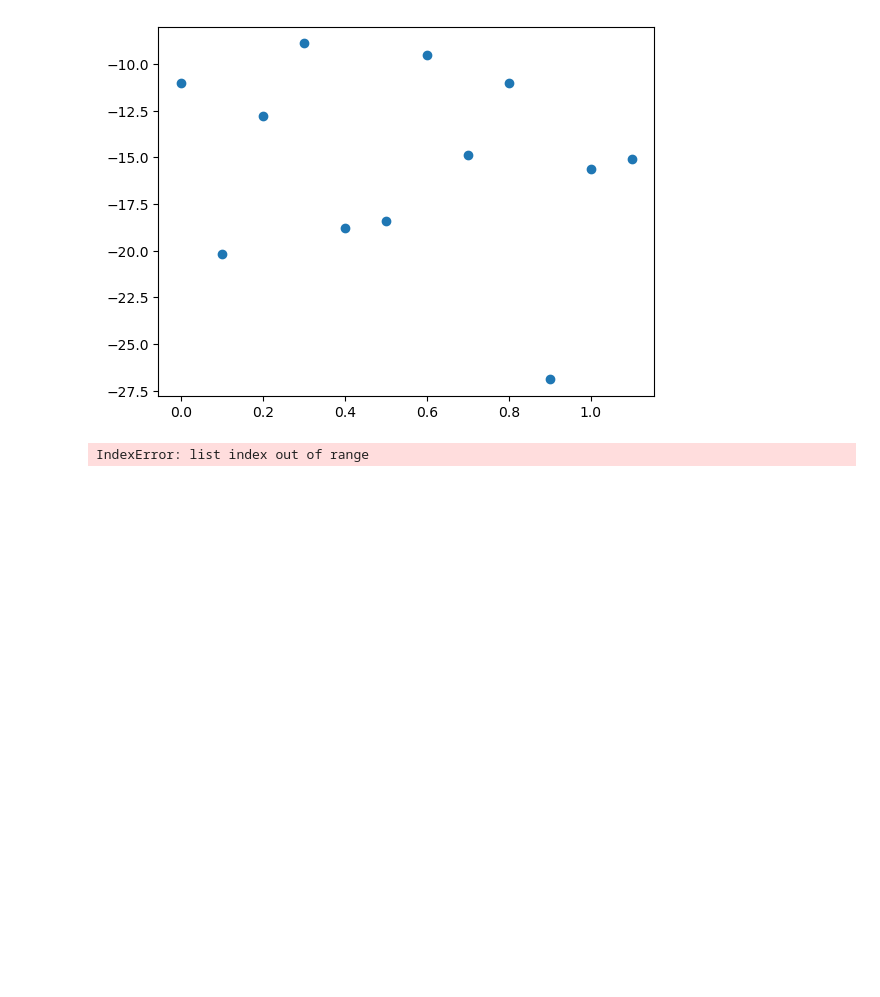
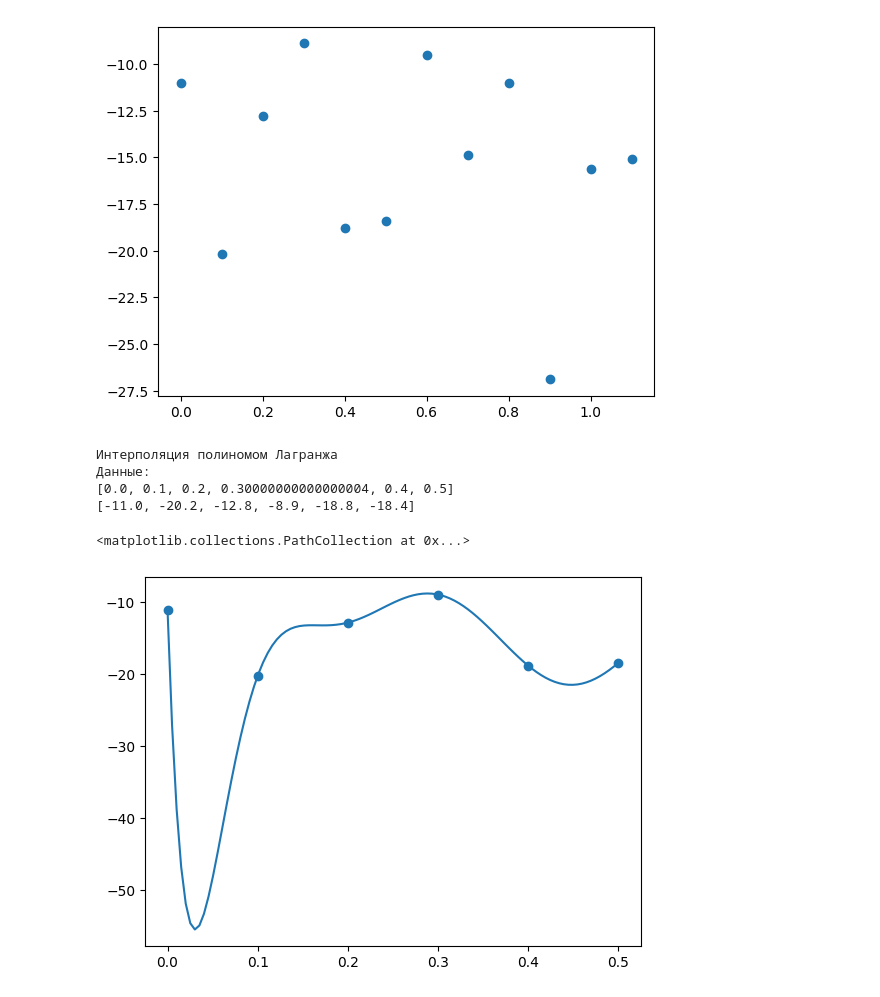
Before and after one commit to GordStep/Python-Mathematical-modeling-methods, a Jupyter notebook: source/lab_3.ipynb, the cells around one changed output. Saved outputs shown, nothing was run; the diff lists cells and outputs as text; code cells hidden in the pictures; blank space fills up the shorter version.

```diff
--- a/source/lab_3.ipynb
+++ b/source/lab_3.ipynb
@@ -23,6 +33,6 @@ data
 # %%
 month = 'янв'
-first_row = 2
+first_row = 1
 
 H = 0.1
 
@@ -85,17 +95,22 @@ def InterpolLag(x):
         result += Y[i] * L_i(x, i, X)
     return result
 # %%
-X_n = X[:5]
-Y_n = Y[:5]
+X_n = X[:6]
+Y_n = Y[:6]
 
 
 x = np.linspace(X_n[0], X_n[5], 100)
 y = [InterpolLag(el) for el in x]
 
 
 print("Интерполяция полиномом Лагранжа\nДанные:")
 print(X_n, Y_n, sep='\n')
 plt.plot(x, y)
 plt.scatter(X_n, Y_n)
 # %% [output]
-IndexError: list index out of range
+Интерполяция полиномом Лагранжа
+Данные:
+[0.0, 0.1, 0.2, 0.30000000000000004, 0.4, 0.5]
+[-11.0, -20.2, -12.8, -8.9, -18.8, -18.4]
+<matplotlib.collections.PathCollection at 0x...>
+[figure, added]
```
Also changed, not shown: parts of 26 cells of this notebook.
